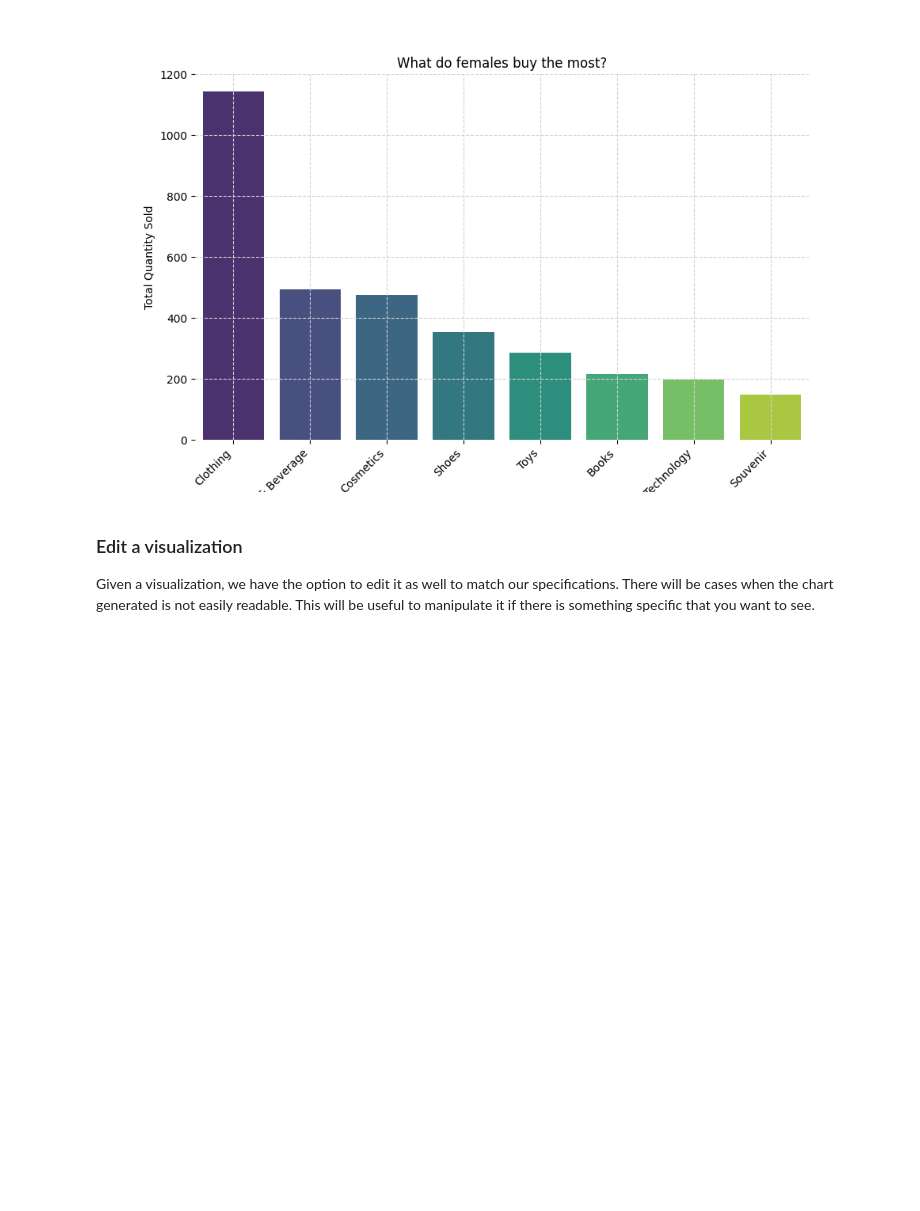
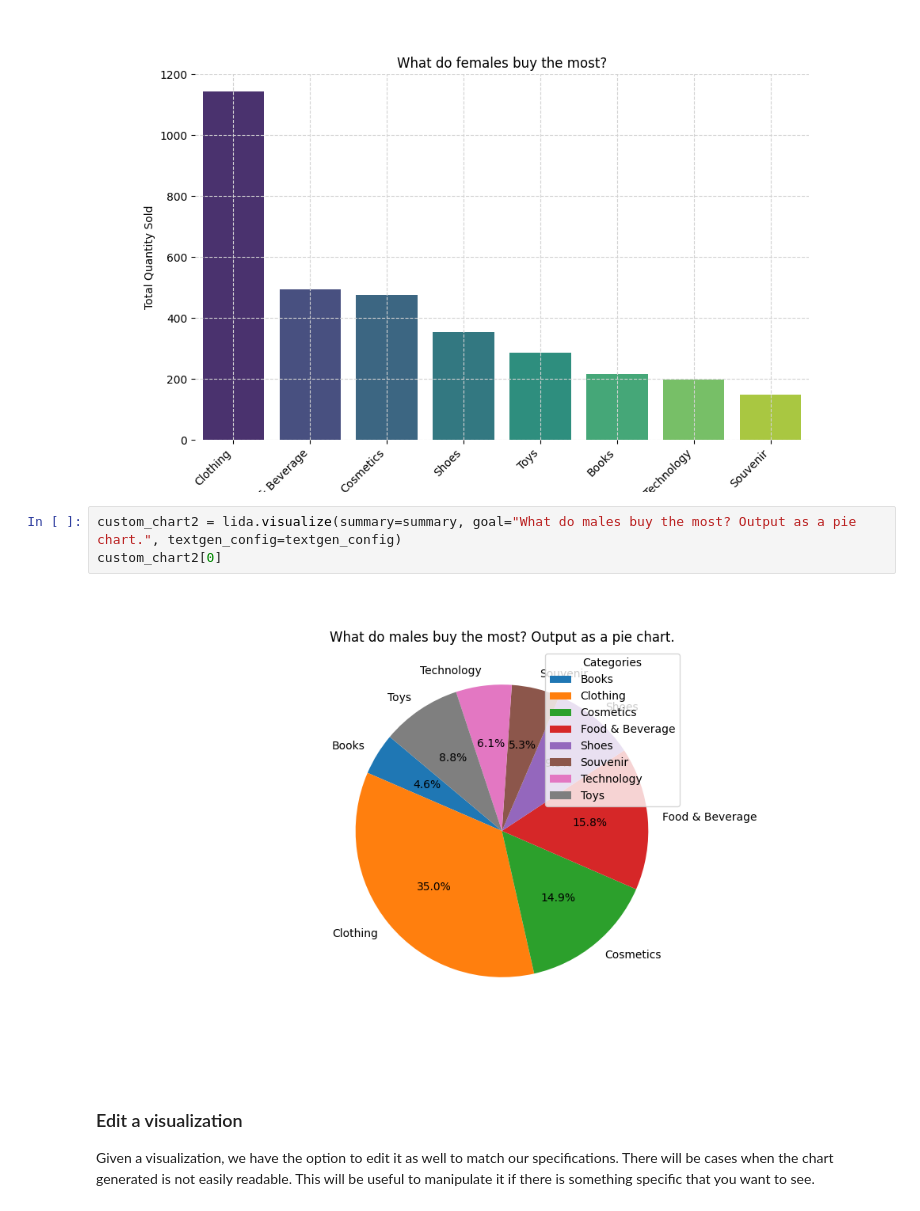
Before and after one commit to allainerain/insight-lab, a Jupyter notebook: notebooks/handbook/handbook.ipynb, the cells around one changed output. Saved outputs shown, nothing was run; the diff lists cells and outputs as text; blank space fills up the shorter version.

```diff
--- a/notebooks/handbook/handbook.ipynb
+++ b/notebooks/handbook/handbook.ipynb
@@ -412,6 +435,11 @@ custom_chart[0]
 # %% [output]
 Passing `palette` without assigning `hue` is deprecated and will be removed in v0.14.0. Assign the `x` variable to `hue` and set `legend=False` for the same effect.
 [figure]
+# %%
+custom_chart2 = lida.visualize(summary=summary, goal="What do males buy the most? Output as a pie chart.", textgen_config=textgen_config)
+custom_chart2[0]
+# %% [output]
+[figure, added]
 # %% [markdown]
 ### Edit a visualization
 Given a visualization, we have the option to edit it as well to match our specifications. There will be cases when the chart generated is not easily readable. This will be useful to manipulate it if there is something specific that you want to see.
```
Also changed, not shown: parts of 85 cells of this notebook, 1 other file.
